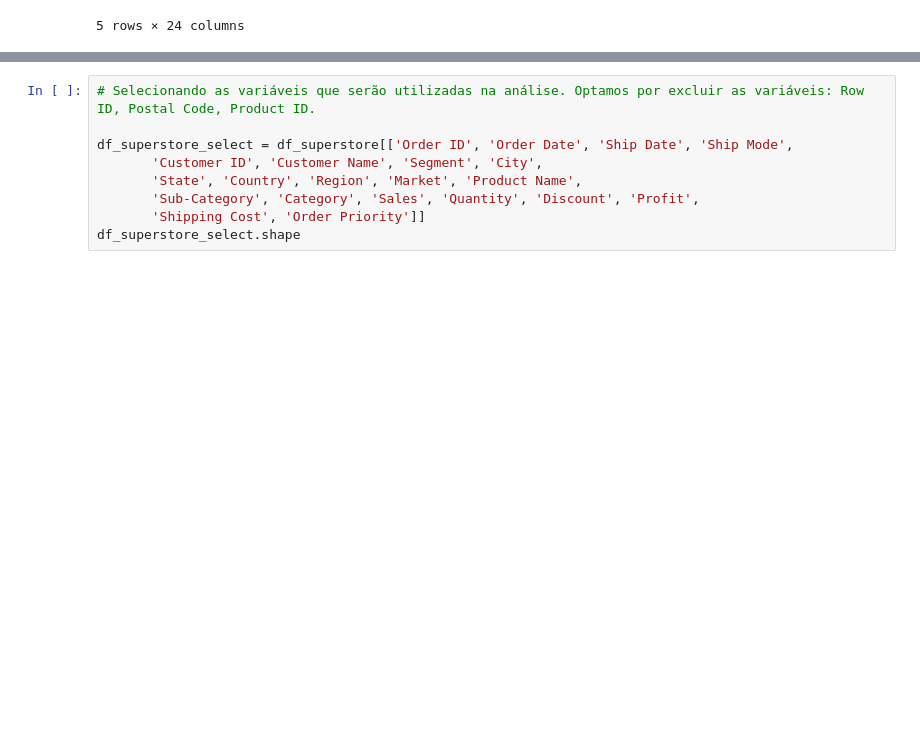
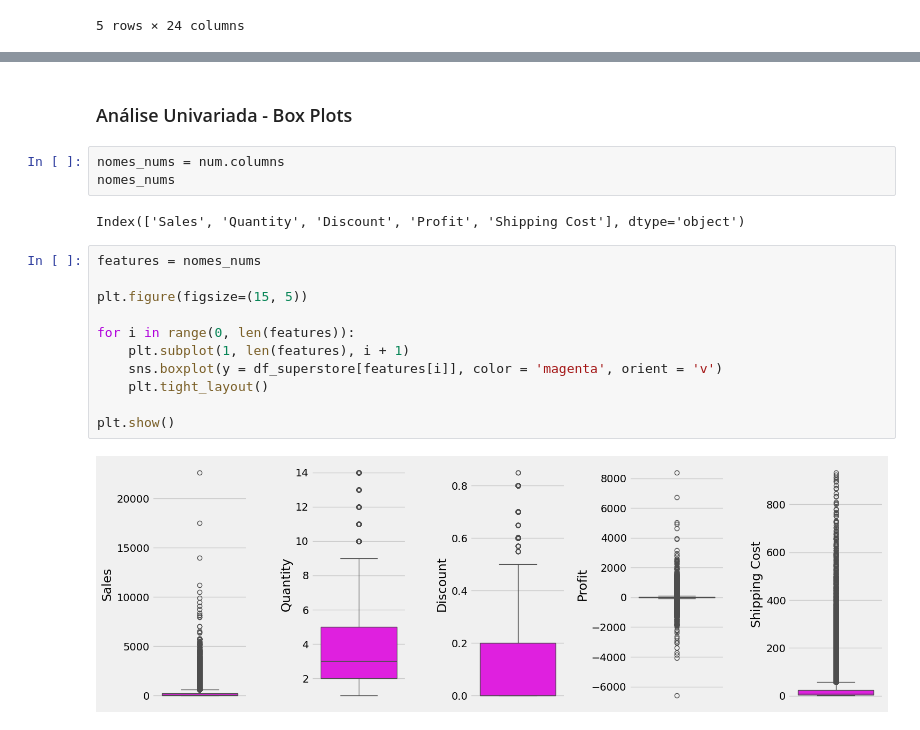
Before and after one commit to carlosrodriguesjf/analise-de-dados-de-superlojas-globais, a Jupyter notebook: Análise e visualização de dados de superlojas globais.ipynb, the cells around one changed output, grey strips where cells are left out. Saved outputs shown, nothing was run; the diff lists cells and outputs as text; blank space fills up the shorter version.

```diff
--- a/Análise e visualização de dados de superlojas globais.ipynb
+++ b/Análise e visualização de dados de superlojas globais.ipynb
@@ -156,9 +250,20 @@ df_superstore.columns
+# %% [markdown]
+### Análise Univariada - Box Plots
+# %%
+nomes_nums = num.columns
+nomes_nums
+# %% [output]
+Index(['Sales', 'Quantity', 'Discount', 'Profit', 'Shipping Cost'], dtype='object')
 # %%
-# Selecionando as variáveis que serão utilizadas na análise. Optamos por excluir as variáveis: Row ID, Postal Code, Product ID.
+features = nomes_nums
 
-df_superstore_select = df_superstore[['Order ID', 'Order Date', 'Ship Date', 'Ship Mode',
-       'Customer ID', 'Customer Name', 'Segment', 'City',
-       'State', 'Country', 'Region', 'Market', 'Product Name',
-       'Sub-Category', 'Category', 'Sales', 'Quantity', 'Discount', 'Profit',
-       'Shipping Cost', 'Order Priority']]
-df_superstore_select.shape
+plt.figure(figsize=(15, 5))
+
+for i in range(0, len(features)):
+    plt.subplot(1, len(features), i + 1)
+    sns.boxplot(y = df_superstore[features[i]], color = 'magenta', orient = 'v')
+    plt.tight_layout()
+
+plt.show()
+# %% [output]
+[figure, added]
```
Also changed, not shown: parts of 43 cells of this notebook, 1 other file.
